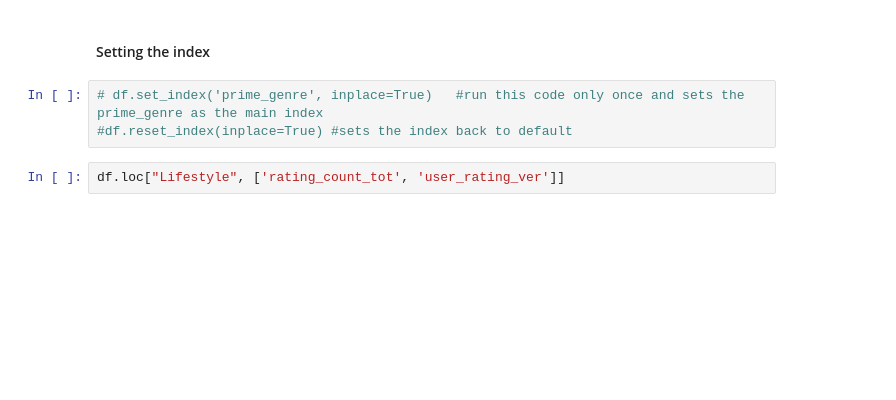
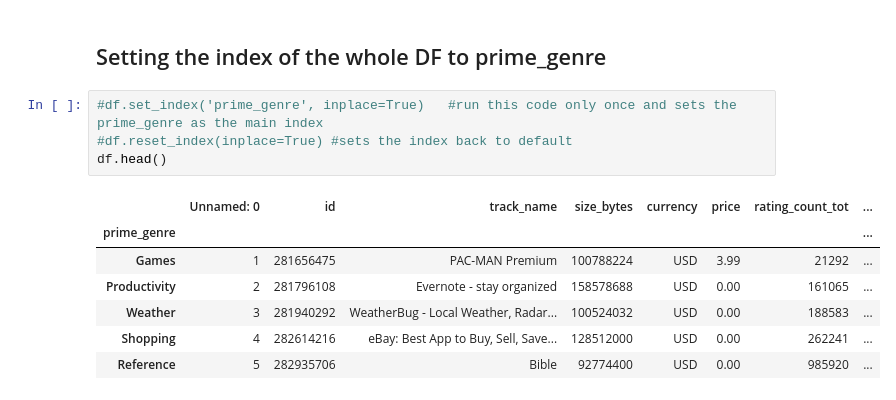
Before and after one commit to TigerYassin/AppData, a Jupyter notebook: appstore.ipynb, the cells around one changed output. Saved outputs shown, nothing was run; the diff lists cells and outputs as text; blank space fills up the shorter version.

```diff
--- a/appstore.ipynb
+++ b/appstore.ipynb
@@ -48,7 +60,14 @@ SyntaxError: invalid syntax (<ipython-input-29-3848810717bb>, line 8)
 # %% [markdown]
-#### Setting the index
+## Setting the index of the whole DF to prime_genre
 # %%
-# df.set_index('prime_genre', inplace=True)   #run this code only once and sets the prime_genre as the main index
+#df.set_index('prime_genre', inplace=True)   #run this code only once and sets the prime_genre as the main index
 #df.reset_index(inplace=True) #sets the index back to default
+df.head()
+# %% [output]
+|  | Unnamed: 0 | id | track_name | size_bytes | currency | price | rating_count_tot | ... |
+| prime_genre |  |  |  |  |  |  |  | ... |
+| Games | 1 | 281656475 | PAC-MAN Premium | 100788224 | USD | 3.99 | 21292 | ... |
+| Productivity | 2 | 281796108 | Evernote - stay organized | 158578688 | USD | 0.00 | 161065 | ... |
+| Weather | 3 | 281940292 | WeatherBug - Local Weather, Radar... | 100524032 | USD | 0.00 | 188583 | ... |
+| Shopping | 4 | 282614216 | eBay: Best App to Buy, Sell, Save... | 128512000 | USD | 0.00 | 262241 | ... |
+| Reference | 5 | 282935706 | Bible | 92774400 | USD | 0.00 | 985920 | ... |
-# %%
-df.loc["Lifestyle", ['rating_count_tot', 'user_rating_ver']]
```
Also changed, not shown: parts of 10 cells of this notebook.
